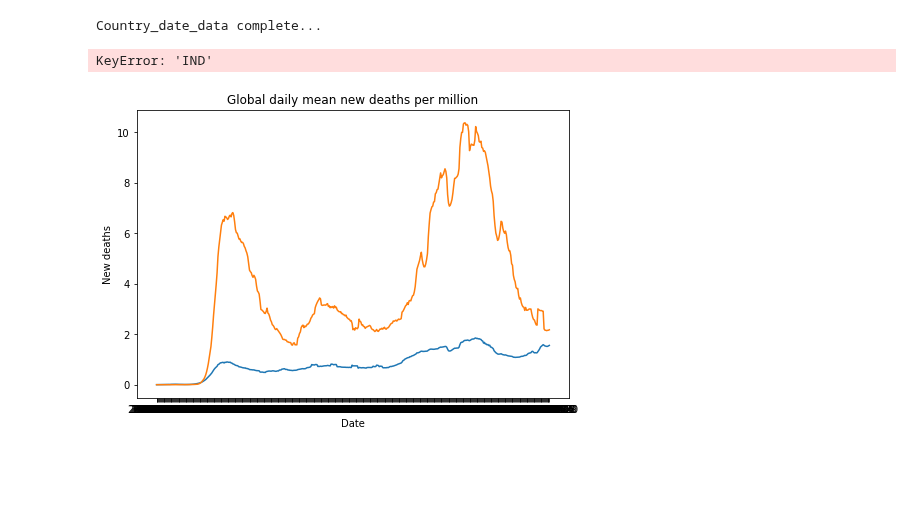
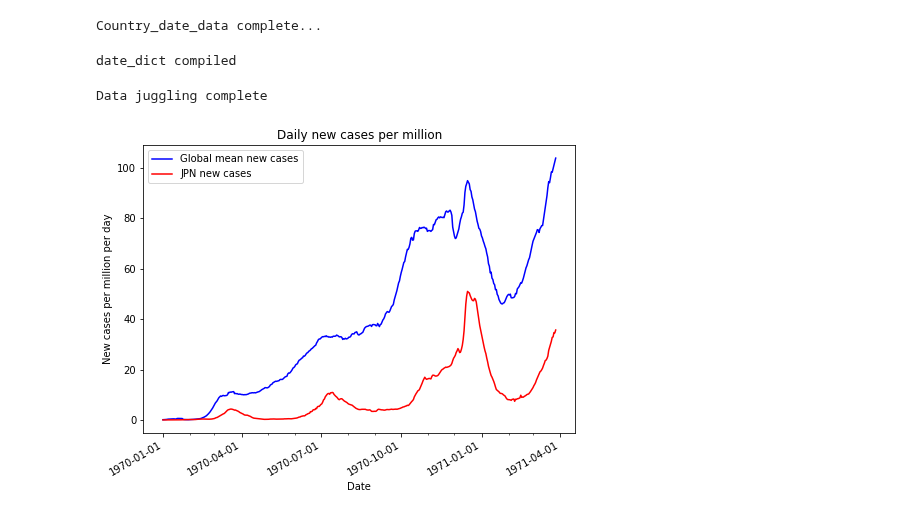
Before and after one commit to Ipgnosis/covid_analysis, a Jupyter notebook: covid-json.ipynb, the cells around one changed output. Saved outputs shown, nothing was run; the diff lists cells and outputs as text; code cells hidden in the pictures; blank space fills up the shorter version.

Commit message:
Progress today - chart format bugs

```diff
--- a/covid-json.ipynb
+++ b/covid-json.ipynb
@@ -91,7 +94,7 @@ for day in country_date_data:
 
     # calculate the wrl_new_ cases/deaths _per_million
     if country_date_data[day]['WRL'][1]:
-        wrl_new_cases_pm = country_date_data[day]['WRL'][1]
+        wrl_new_cases_pm = country_date_data[day]['WRL'][0]
     else:
         wrl_new_cases_pm = 0
 
@@ -126,8 +129,11 @@ for day in country_date_data:
         "country_vals": country_date_data[day]
     }
 
-test_date = '2020-04-01'
-#print(date_dict[test_date])
+print("date_dict compiled")
+#test_date = '2020-02-01'
+#print("date_dict for {} =".format(test_date), date_dict[test_date])
+# %% [output]
+date_dict compiled
 # %%
 # re-juggle the data for the chart
 
@@ -135,15 +141,20 @@ test_date = '2020-04-01'
 measure = 'C' # cases
 #measure = 'D' # deaths
 
-#y_axis_values = 'wrl_new_cases_pm'
+# keep the other values aligned with the measure
 if measure == 'C':
     y_axis_values = 'wrl_new_cases_pm'
+    y1_axis_idx = 0
+    label_str = 'cases'
 else:
     y_axis_values = 'wrl_new_deaths_pm'
+    y1_axis_idx = 1
+    label_str = 'deaths'
 
-y1_axis_values = 'IND'
+# the country being analyzed
+y1_axis_values = 'JPN'
 
-
+# declare the axis vars
 x_axis = []
 y_axis = []
 y1_axis = []
@@ -153,65 +164,60 @@ min_y = 0
 max_x = '2020-01-01'
 max_y = 0
 
+# load up the axis data lists
 for key, val in date_dict.items():
 
     if key > max_x:
         max_x = key
+
     if val[y_axis_values] > max_y:
         max_y = val[y_axis_values]
 
-    if val['country_vals'][y1_axis_values][1] > max_y:
-        max_y = val['country_vals'][y1_axis_values][1]
+    if val['country_vals'][y1_axis_values][y1_axis_idx] > max_y:
+        max_y = val['country_vals'][y1_axis_values][y1_axis_idx]
 
     x_axis.append(key)
     y_axis.append(val[y_axis_values])
-    y1_axis.append(val['country_vals'][y1_axis_values][1])
+    y1_axis.append(val['country_vals'][y1_axis_values][y1_axis_idx])
 
-print(max_x)
-print(max_y)
+
+#print("y_axis =", y_axis)
+#print("y1_axis =", y1_axis)
+print("Data juggling complete")
 # %% [output]
-KeyError: 'IND'
+Data juggling complete
 # %%
 # package up the matplotlib data
 
-
 # manage the labels
-if measure == 'C':
-    chart_title_str = "Daily new cases per million"
-    y_axis_label_str = "New cases per million per day"
-    legend_label_str1 = "New cases"
-
-else:
-    chart_title_str = "Daily new deaths per million"
-    y_axis_label_str = "New deaths per million per day"
-    legend_label_str1 = "New deaths"
+chart_title_str = "Daily new {} per million".format(label_str)
+y_axis_label_str = "New {} per million per day".format(label_str)
+y_axis_legend_str = "Global mean new {}".format(label_str)
+y1_axis_legend_str = "{} new {}".format(y1_axis_values, label_str)
 
 # create the labels
 labels_obj = {}
 labels_obj['chart_title'] = chart_title_str
+
 labels_obj['x_axis_label'] = "Date"
 labels_obj['y_axis_label'] = y_axis_label_str
 
-#labels_obj['y_axis_label'] = "Mean new cases"
-
-labels_obj['legend_1'] = legend_label_str1
-#labels_obj['legend_2'] = "New deaths"
-
+labels_obj['legend_1'] = y_axis_legend_str
+labels_obj['legend_2'] = y1_axis_legend_str
 
 # package the results
 results_obj = {}
 
 results_obj['x_axis'] = x_axis
 results_obj['y_axis'] = y_axis
 results_obj['y1_axis'] = y1_axis
 
 # pacakge the params
 params_obj = {}
 
 params_obj['axis_settings'] = [min_x, min_y, max_x, max_y]
 
-
 # call matplotlib driver function
 line_plot(labels_obj, results_obj, params_obj)
 # %% [output]
-[figure, old version]
+[figure, new version]
```
Also changed, not shown: parts of 1 cell of this notebook, 5 other files.
